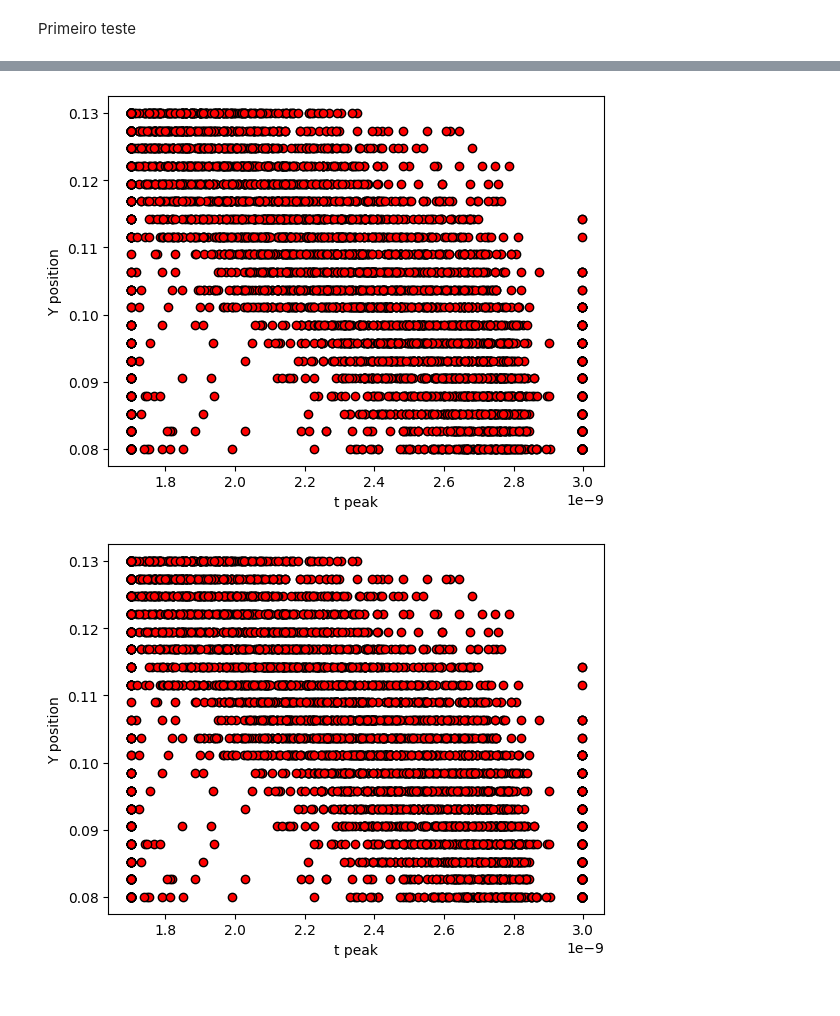
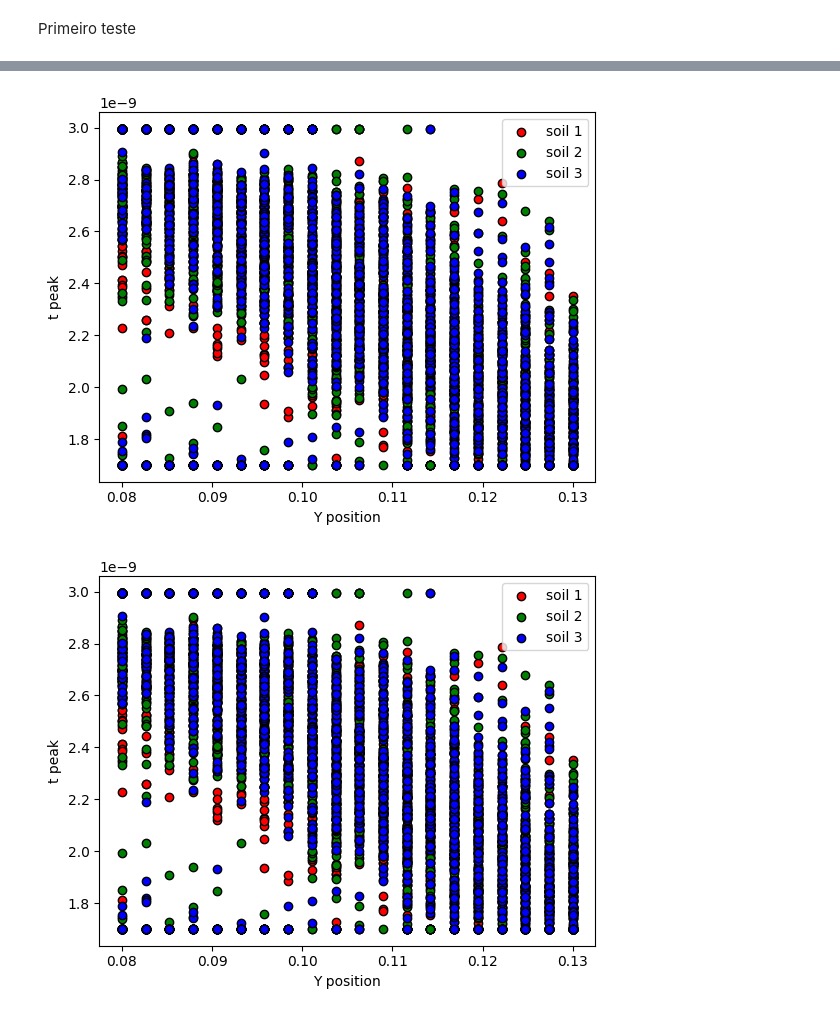
Before and after one commit to andrefsr/Machine-Learning-on-detection-of-buried-cylinders-via-GPR, a Jupyter notebook: sec_sim/machine_learning/data_analysis.ipynb, the cells around one changed output, grey strips where cells are left out. Cells and saved outputs as stored; diff of their text form; code cells hidden in the pictures.

```diff
--- a/sec_sim/machine_learning/data_analysis.ipynb
+++ b/sec_sim/machine_learning/data_analysis.ipynb
@@ -205,30 +264,57 @@ plt.show()
 # %%
 x = df_features['t_pico_env']
-y = df_labels['pos_y']
+x1 = x[df_labels['soil_type'] == 1]
+x2 = x[df_labels['soil_type'] == 2]
+x3 = x[df_labels['soil_type'] == 3]
+
+y1 = df_labels['pos_y'][df_labels['soil_type'] == 1]
+y2 = df_labels['pos_y'][df_labels['soil_type'] == 2]
+y3 = df_labels['pos_y'][df_labels['soil_type'] == 3]
 
 plt.figure()
-plt.ylabel('Y position')
-plt.xlabel('t peak')
-plt.scatter(x,y,color='red',edgecolors='black')
+plt.xlabel('Y position')
+plt.ylabel('t peak')
+plt.scatter(y1,x1,color='red',edgecolors='black',label='soil 1')
+plt.scatter(y2,x2,color='green',edgecolors='black',label='soil 2')
+plt.scatter(y3,x3,color='blue',edgecolors='black',label='soil 3')
+plt.legend()
 plt.show()
 
 x = df_features['t_pico_env'][df_features['t_pico_env']>0.1e-9]
-y = df_labels['pos_y'][df_features['t_pico_env']>0.1e-9]
+x1 = x[df_labels['soil_type'] == 1]
+x2 = x[df_labels['soil_type'] == 2]
+x3 = x[df_labels['soil_type'] == 3]
+
+y1 = df_labels['pos_y'][df_labels['soil_type'] == 1][df_features['t_pico_env']>0.1e-9]
+y2 = df_labels['pos_y'][df_labels['soil_type'] == 2][df_features['t_pico_env']>0.1e-9]
+y3 = df_labels['pos_y'][df_labels['soil_type'] == 3][df_features['t_pico_env']>0.1e-9]
 
 plt.figure()
-plt.ylabel('Y position')
-plt.xlabel('t peak')
-plt.scatter(x,y,color='red',edgecolors='black')
+plt.xlabel('Y position')
+plt.ylabel('t peak')
+plt.scatter(y1,x1,color='red',edgecolors='black',label='soil 1')
+plt.scatter(y2,x2,color='green',edgecolors='black',label='soil 2')
+plt.scatter(y3,x3,color='blue',edgecolors='black',label='soil 3')
+plt.legend()
 plt.show()
 
 x = df_features['t_pico_env'][df_labels['pos_x']>0.08]
-y = df_labels['pos_y'][df_labels['pos_x']>0.08]
+x1 = x[df_labels['soil_type'] == 1]
+x2 = x[df_labels['soil_type'] == 2]
+x3 = x[df_labels['soil_type'] == 3]
+
+y1 = df_labels['pos_y'][df_labels['soil_type'] == 1][df_labels['pos_x']>0.08]
+y2 = df_labels['pos_y'][df_labels['soil_type'] == 2][df_labels['pos_x']>0.08]
+y3 = df_labels['pos_y'][df_labels['soil_type'] == 3][df_labels['pos_x']>0.08]
 
 plt.figure()
-plt.ylabel('Y position')
-plt.xlabel('t peak')
-plt.scatter(x,y,color='red',edgecolors='black')
+plt.xlabel('Y position')
+plt.ylabel('t peak')
+plt.scatter(y1,x1,color='red',edgecolors='black',label='soil 1')
+plt.scatter(y2,x2,color='green',edgecolors='black',label='soil 2')
+plt.scatter(y3,x3,color='blue',edgecolors='black',label='soil 3')
+plt.legend()
 plt.show()
 # %% [output]
-[figure, old version]
+[figure, new version]
-[figure, old version]
+[figure, new version]
```
Also changed, not shown: parts of 7 cells of this notebook.
